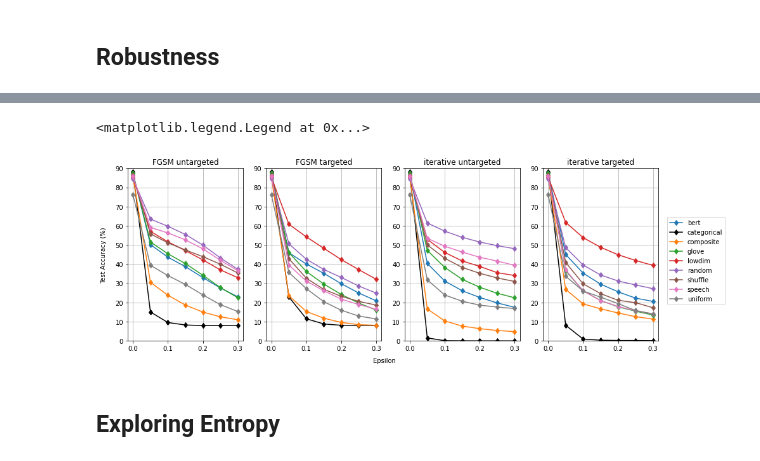
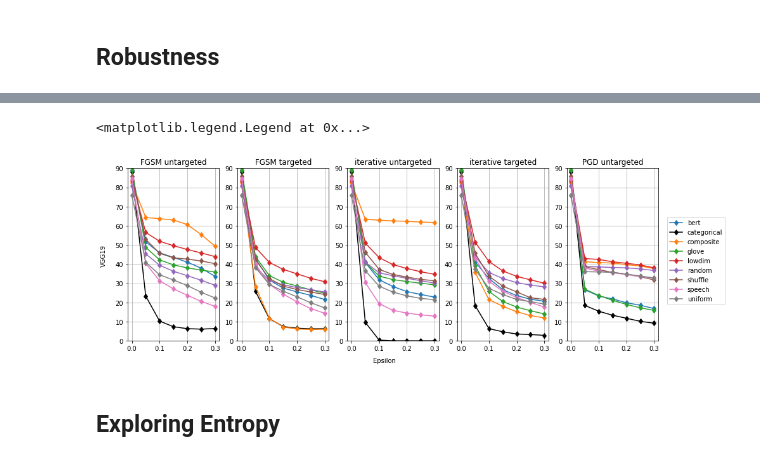
Before and after one commit to cdu890/robust_labels, a Jupyter notebook: plots.ipynb, the cells around one changed output, grey strips where cells are left out. Saved outputs shown, nothing was run; the diff lists cells and outputs as text; code cells hidden in the pictures.

```diff
--- a/plots.ipynb
+++ b/plots.ipynb
@@ -159,0 +215,30 @@ attacks
+# %%
+plt.rcParams['figure.figsize'] = [15, 5]
+
+types = ['FGSM untargeted', 'FGSM targeted', 'iterative untargeted', 'iterative targeted', 'PGD untargeted']
+
+fig, axs = plt.subplots(1,5)
+labels = []
+counter = 0
+
+for att in types:
+  axs[counter].set_title(att)
+  axs[counter].set_ylim([0,90])
+  axs[counter].grid()
+  for exp in attacks:
+    name = exp.split('/')[-1].split('.')[0]
+    labels.append(name)
+    acc = pd.read_csv(exp, header=0)
+
+    sub = acc[acc['Noise Method'] == (att + '\n')]
+
+    if name == 'categorical':
+      axs[counter].plot(sub['Epsilon'], sub['Test Accuracy']*100, label=name, marker='d', color='black')
+    else:
+      axs[counter].plot(sub['Epsilon'], sub['Test Accuracy']*100, label=name, marker='d')
+
+  counter += 1
+
+fig.text(0.09, 0.5, 'ResNet-32', ha='center', va='center', rotation='vertical')
+fig.text(0.5, 0.04, 'Epsilon', ha='center', va='center')
+fig.legend(labels[:len(labels)//5], loc = 'center right')
@@ -159,0 +248,6 @@ attacks
+# %%
+output_vgg19 = root + '/outputs_vgg19-2/log/attacks'
+# %%
+folder = output_vgg19 + '/original/'
+attacks = sorted(glob.glob(folder + '*.csv'))
+attacks
@@ -160,36 +264,36 @@ attacks
 # %%
 plt.rcParams['figure.figsize'] = [15, 5]
 
-types = ['FGSM untargeted', 'FGSM targeted', 'iterative untargeted', 'iterative targeted']
+types = ['FGSM untargeted', 'FGSM targeted', 'iterative untargeted', 'iterative targeted', 'PGD untargeted']
 
-fig, axs = plt.subplots(1,4)
+fig, axs = plt.subplots(1,5)
 labels = []
 counter = 0
 
 for att in types:
   axs[counter].set_title(att)
   axs[counter].set_ylim([0,90])
   axs[counter].grid()
   for exp in attacks:
     name = exp.split('/')[-1].split('.')[0]
     labels.append(name)
     acc = pd.read_csv(exp, header=0)
 
     sub = acc[acc['Noise Method'] == (att + '\n')]
 
     if name == 'categorical':
       axs[counter].plot(sub['Epsilon'], sub['Test Accuracy']*100, label=name, marker='d', color='black')
     else:
       axs[counter].plot(sub['Epsilon'], sub['Test Accuracy']*100, label=name, marker='d')
 
   counter += 1
 
-fig.text(0.09, 0.5, 'Test Accuracy (%)', ha='center', va='center', rotation='vertical')
+fig.text(0.09, 0.5, 'VGG19', ha='center', va='center', rotation='vertical')
 fig.text(0.5, 0.04, 'Epsilon', ha='center', va='center')
-fig.legend(labels[:len(labels)//4], loc = 'center right')
+fig.legend(labels[:len(labels)//5], loc = 'center right')
 # %% [output]
 <matplotlib.legend.Legend at 0x...>
-[figure, old version]
+[figure, new version]
 # %% [markdown]
 ## Exploring Entropy
 # %%
```
Also changed, not shown: parts of 22 cells of this notebook, 3 other files.
